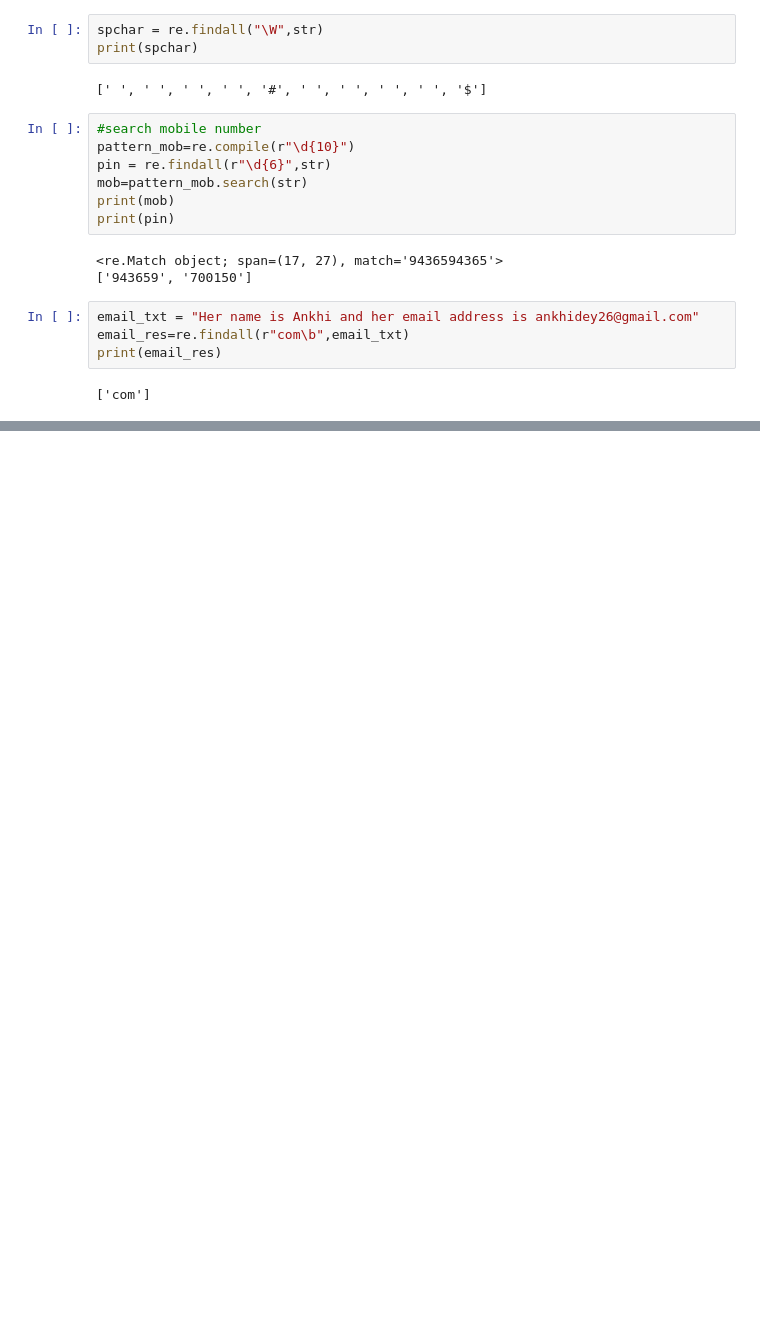
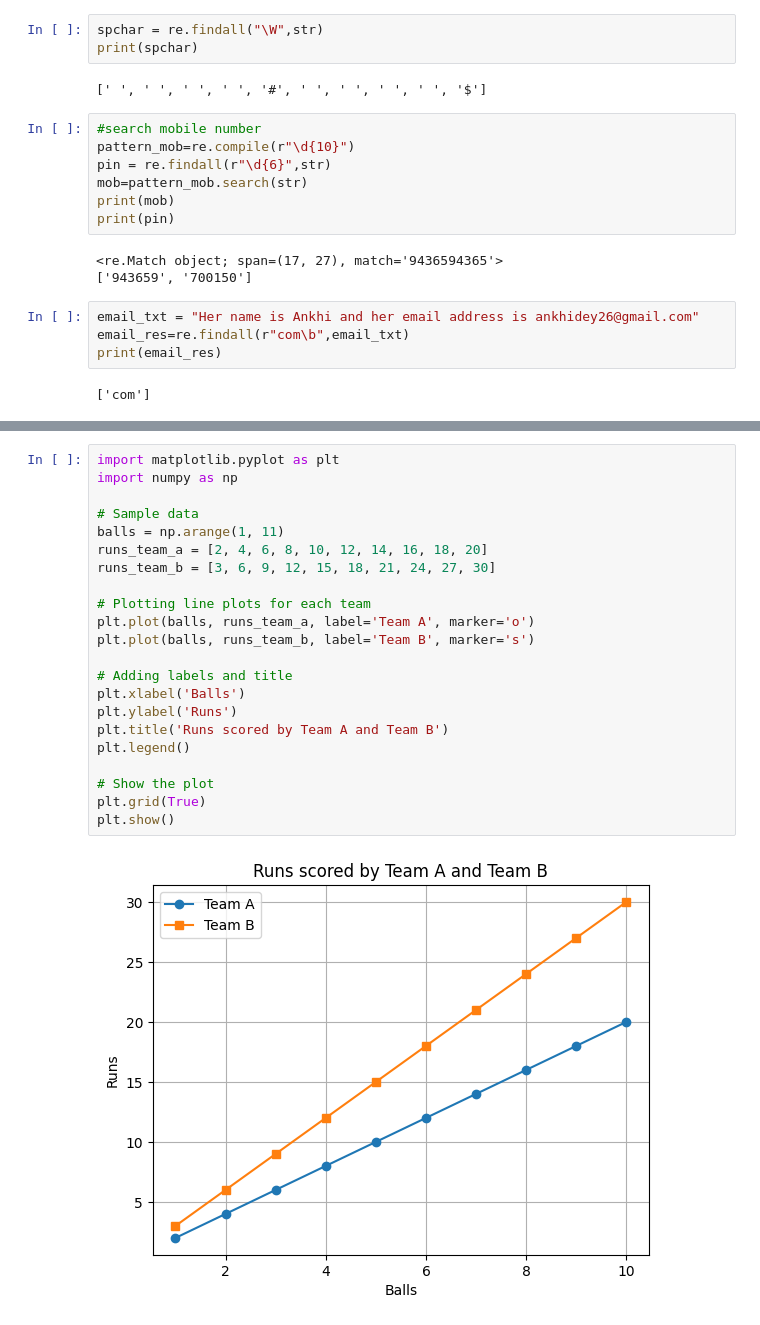
Before and after one commit to dementr05/python_notes-jupiter, a Jupyter notebook: regx_python.ipynb, the cells around one changed output, grey strips where cells are left out. Cells and saved outputs as stored; diff of their text form; blank space fills up the shorter version.

```diff
--- a/regx_python.ipynb
+++ b/regx_python.ipynb
@@ -287,0 +401,24 @@ Extracted email: ankhidey26@gmail.com
+# %%
+import matplotlib.pyplot as plt
+import numpy as np
+
+# Sample data
+balls = np.arange(1, 11)
+runs_team_a = [2, 4, 6, 8, 10, 12, 14, 16, 18, 20]
+runs_team_b = [3, 6, 9, 12, 15, 18, 21, 24, 27, 30]
+
+# Plotting line plots for each team
+plt.plot(balls, runs_team_a, label='Team A', marker='o')
+plt.plot(balls, runs_team_b, label='Team B', marker='s')
+
+# Adding labels and title
+plt.xlabel('Balls')
+plt.ylabel('Runs')
+plt.title('Runs scored by Team A and Team B')
+plt.legend()
+
+# Show the plot
+plt.grid(True)
+plt.show()
+# %% [output]
+[figure, added]
```
Also changed, not shown: parts of 13 cells of this notebook, 1 other file.
